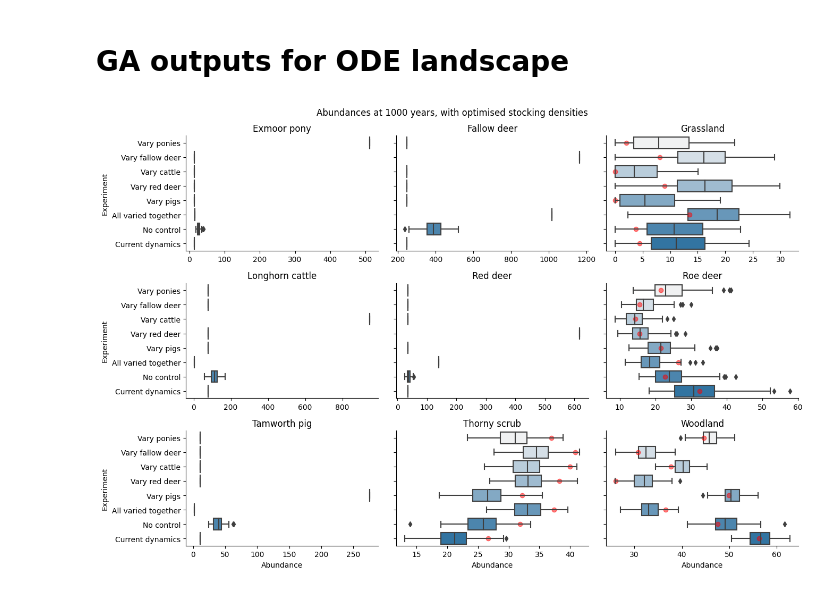
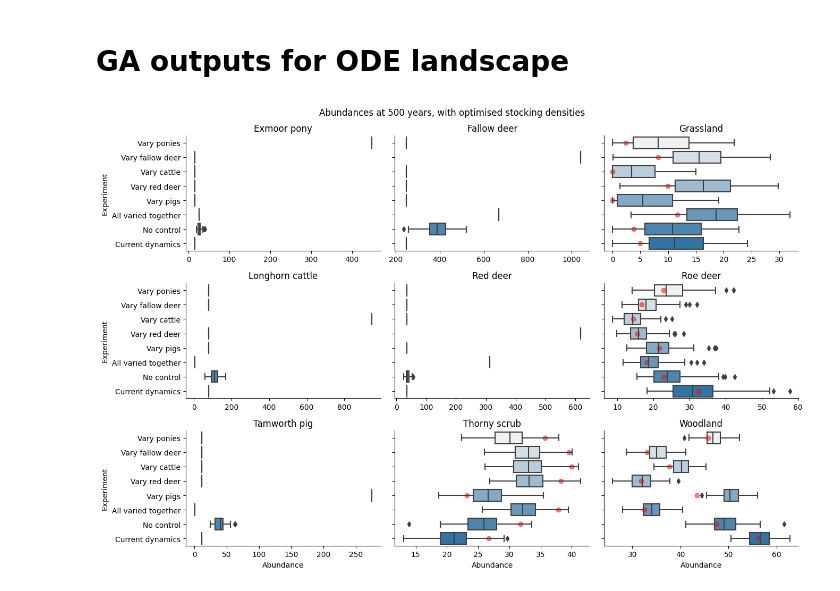
Before and after one commit to emjneil/rewilding_resilience, a Jupyter notebook: graphing_landscape.ipynb, the cells around one changed output. Drawn from its saved outputs; the diff is of its cells as text; code cells hidden in the pictures.

```diff
--- a/graphing_landscape.ipynb
+++ b/graphing_landscape.ipynb
@@ -358,7 +358,7 @@ melted_df_ga = ga_landscape.melt(id_vars=['Time', 'run_number', 'Stocking', 'Exp
                                     value_vars=['exmoorPony','fallowDeer','grasslandParkland','longhornCattle','redDeer','roeDeer','tamworthPig','thornyScrub','woodland'],
                                    var_name='Variable', value_name='Value')
 # %%
-end = melted_df_ga.loc[melted_df_ga["Time"] == 1016]
+end = melted_df_ga.loc[melted_df_ga["Time"] == 516]
 # %%
 # Create a FacetGrid with subplots
 g = sns.FacetGrid(end, col='Variable', col_wrap=3, height=3, aspect=1.5, sharey=True, sharex=False)
@@ -376,61 +376,61 @@ titles = ['Exmoor pony','Fallow deer','Grassland','Longhorn cattle','Red deer','
 
 red_dot_locations = {
     'grasslandParkland': {
-        'Exp 1': {'x': [0.023*89.9], 'y': [0]},
-        'Exp 2': {'x': [0.09*89.9], 'y': [1]},
+        'Exp 1': {'x': [0.026*89.9], 'y': [0]},
+        'Exp 2': {'x': [0.091*89.9], 'y': [1]},
         'Exp 3': {'x': [0.0*89.9], 'y': [2]},
-        'Exp 4': {'x': [0.1*89.9], 'y': [3]},
-        'Exp 5': {'x': [0.0*89.9], 'y': [4]},
-        'Exp 6': {'x': [0.15*89.9], 'y': [5]},
+        'Exp 4': {'x': [0.11*89.9], 'y': [3]},
+        'Exp 5': {'x': [0.00002*89.9], 'y': [4]},
+        'Exp 6': {'x': [0.13*89.9], 'y': [5]},
         'Exp 7': {'x': [0.042*89.9], 'y': [6]},
-        'Exp 8': {'x': [0.05*89.9], 'y': [7]}
+        'Exp 8': {'x': [0.055*89.9], 'y': [7]}
 
     },
     'roeDeer': {
-        'Exp 1': {'x': [1.8*12], 'y': [0]},
-        'Exp 2': {'x': [1.3*12], 'y': [1]},
+        'Exp 1': {'x': [1.9*12], 'y': [0]},
+        'Exp 2': {'x': [1.4*12], 'y': [1]},
         'Exp 3': {'x': [1.2*12], 'y': [2]},
         'Exp 4': {'x': [1.3*12], 'y': [3]},
         'Exp 5': {'x': [1.8*12], 'y': [4]},
-        'Exp 6': {'x': [2.2*12], 'y': [5]},
+        'Exp 6': {'x': [1.5*12], 'y': [5]},
         'Exp 7': {'x': [1.9*12], 'y': [6]},
         'Exp 8': {'x': [2.7*12], 'y': [7]}
             },
     'thornyScrub': {
-        'Exp 1': {'x': [8.6*4.3], 'y': [0]},
-        'Exp 2': {'x': [9.5*4.3], 'y': [1]},
+        'Exp 1': {'x': [8.3*4.3], 'y': [0]},
+        'Exp 2': {'x': [9.2*4.3], 'y': [1]},
         'Exp 3': {'x': [9.3*4.3], 'y': [2]},
         'Exp 4': {'x': [8.9*4.3], 'y': [3]},
-        'Exp 5': {'x': [7.5*4.3], 'y': [4]},
-        'Exp 6': {'x': [8.7*4.3], 'y': [5]},
+        'Exp 5': {'x': [5.4*4.3], 'y': [4]},
+        'Exp 6': {'x': [8.8*4.3], 'y': [5]},
         'Exp 7': {'x': [7.4*4.3], 'y': [6]},
         'Exp 8': {'x': [6.2*4.3], 'y': [7]}
             },
     'woodland': {
-        'Exp 1': {'x': [7.7*5.8], 'y': [0]},
-        'Exp 2': {'x': [5.3*5.8], 'y': [1]},
+        'Exp 1': {'x': [7.9*5.8], 'y': [0]},
+        'Exp 2': {'x': [5.7*5.8], 'y': [1]},
         'Exp 3': {'x': [6.5*5.8], 'y': [2]},
-        'Exp 4': {'x': [4.5*5.8], 'y': [3]},
-        'Exp 5': {'x': [8.6*5.8], 'y': [4]},
-        'Exp 6': {'x': [6.3*5.8], 'y': [5]},
+        'Exp 4': {'x': [5.5*5.8], 'y': [3]},
+        'Exp 5': {'x': [7.5*5.8], 'y': [4]},
+        'Exp 6': {'x': [5.6*5.8], 'y': [5]},
         'Exp 7': {'x': [8.2*5.8], 'y': [6]},
         'Exp 8': {'x': [9.7*5.8], 'y': [7]}
             },
 }
 
 
 # Iterate over each facet and add red dots at the specified locations
 for ax, variable, title in zip(g.axes.flat, end['Variable'].unique(), titles):
     ax.set_title(title)
     locations = red_dot_locations.get(variable, {})
     for experiment, locs in locations.items():
         ax.scatter(locs['x'], locs['y'], color='red', alpha=0.5)
 
-plt.suptitle('Abundances at 1000 years, with optimised stocking densities')
+plt.suptitle('Abundances at 500 years, with optimised stocking densities')
 # Adjust spacing between subplots
 g.tight_layout()
 
 # Display the plot
 plt.show()
 # %% [output]
-[figure, old version]
+[figure, new version]
```
Also changed, not shown: 4 other files.
